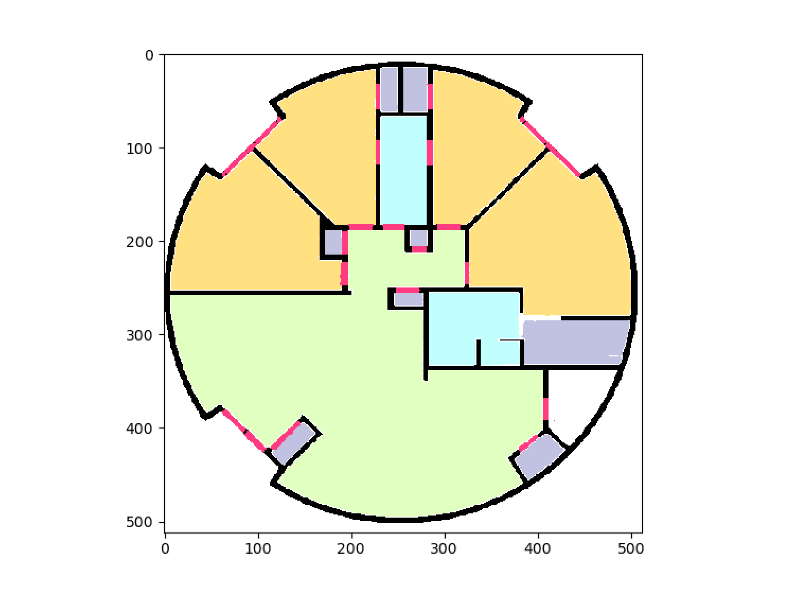
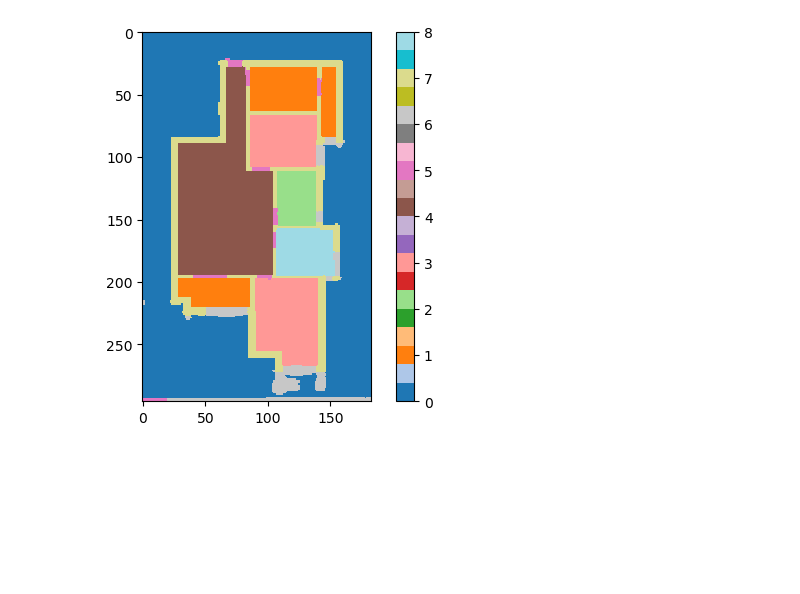
Before and after one commit to Kaomsos/SegVectorizer, a Jupyter notebook: snippets/snippets.ipynb, the cells around one changed output. Saved outputs shown, nothing was run; the diff lists cells and outputs as text; code cells hidden in the pictures; blank space fills up the shorter version.

```diff
--- a/snippets/snippets.ipynb
+++ b/snippets/snippets.ipynb
@@ -1,8 +0,0 @@
-# %%
-from PIL import Image
-
-path = 'pics/matplotlib_o.png'
-im = Image.open(path)
-im
-# %% [output]
-[figure, removed]
@@ -10,0 +1,20 @@ c = im.getcolors(maxcolors=im.size[0] * im.size[1])
+# %%
+import pickle
+import matplotlib.pyplot as plt
+from skimage.transform import downscale_local_mean, rescale
+from skimage.measure import block_reduce
+import numpy as np
+
+path = '../data/seg.pickle'
+with open(path, 'rb') as f:
+    seg = pickle.load(f).astype(int)
+# seg = rescale(seg, 0.5, anti_aliasing=False)
+# seg = np.rint(seg)
+
+seg = block_reduce(seg, block_size=(8, 8), func=np.max)
+# %%
+plt.imshow(seg, cmap='tab20', interpolation='none')
+plt.colorbar()
+plt.show()
+# %% [output]
+[figure, added]
```
Also changed, not shown: parts of 3 cells of this notebook, 4 other files.
